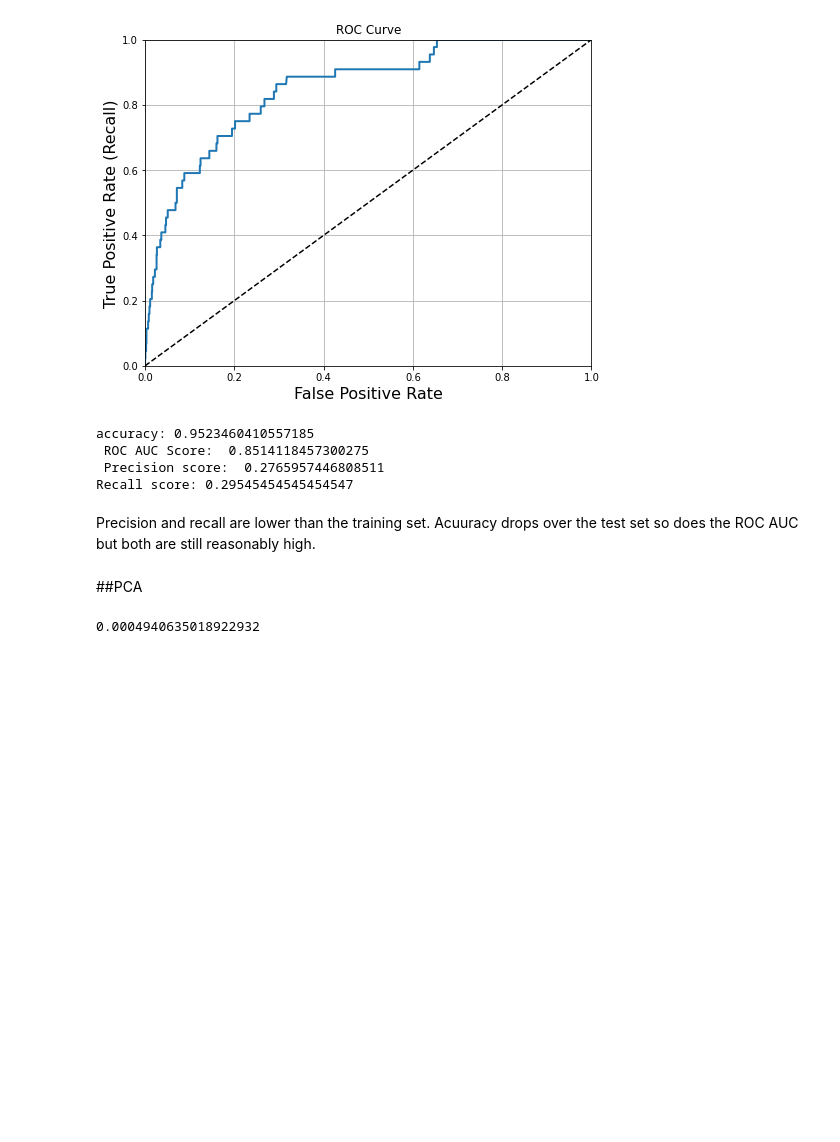
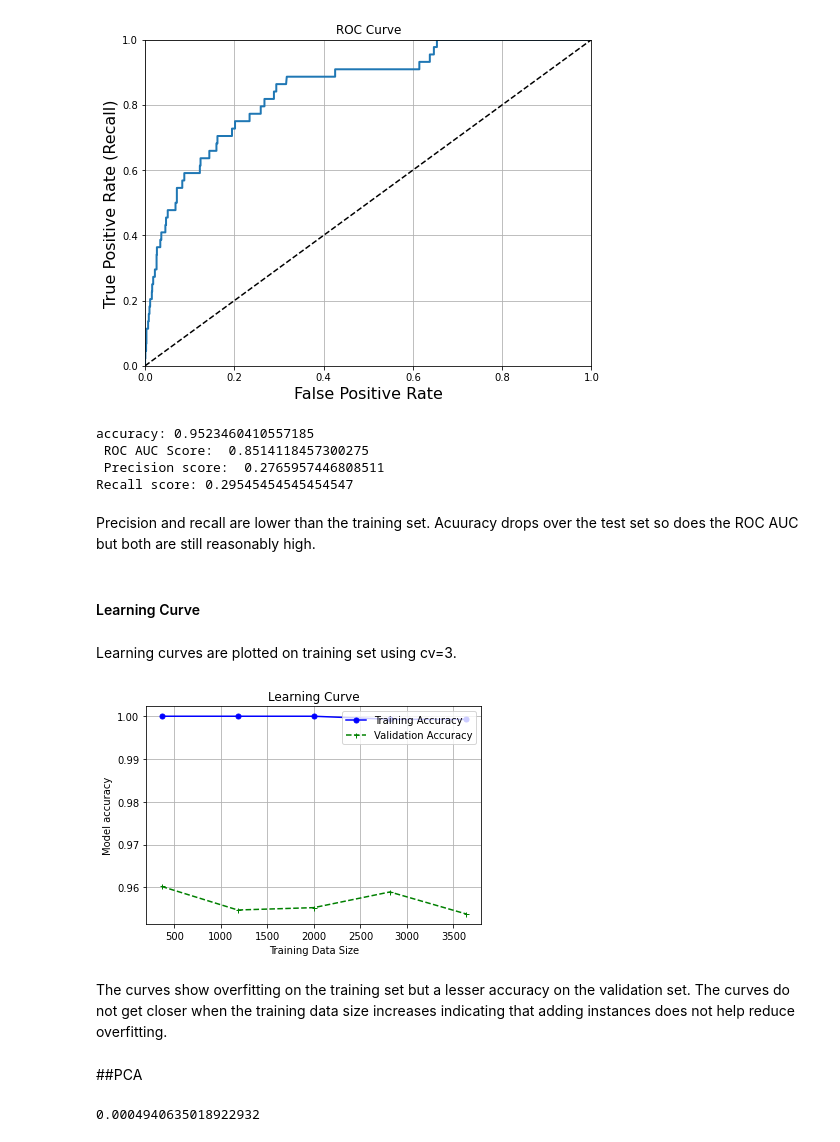
Before and after one commit to rtiwari6-stats/ML-Bankruptcy-Classifier, a Jupyter notebook: CFRM521_FinalProject.ipynb, the cells around one changed output. Drawn from its saved outputs; the diff is of its cells as text; code cells hidden in the pictures; blank space fills up the shorter version.

```diff
--- a/CFRM521_FinalProject.ipynb
+++ b/CFRM521_FinalProject.ipynb
@@ -231,6 +231,32 @@ def calculate_model_stats(estimator, X_data, y_data, model_name, training):
     df = pd.DataFrame([[accuracy, roc_auc, precision, recall]], columns=column_names, index=[model_name])
     test_stats_df = test_stats_df.append(df)
    # test_stats_df = test_stats_df.drop_duplicates()
+# %%
+from sklearn.model_selection import learning_curve
+
+def plot_learning_curve(estimator, X, y):
+  train_sizes, train_scores, test_scores, fit_times, _ = learning_curve(estimator,
+                                                                        X, y, cv=3,return_times=True)
+  #
+  # Calculate training and test mean and std
+  #
+  train_mean = np.mean(train_scores, axis=1)
+  train_std = np.std(train_scores, axis=1)
+  test_mean = np.mean(test_scores, axis=1)
+  test_std = np.std(test_scores, axis=1)
+  #
+  # Plot the learning curve
+  #
+  plt.plot(train_sizes, train_mean, color='blue', marker='o', markersize=5, label='Training Accuracy')
+  #plt.fill_between(train_sizes, train_mean + train_std, train_mean - train_std, alpha=0.15, color='blue')
+  plt.plot(train_sizes, test_mean, color='green', marker='+', markersize=5, linestyle='--', label='Validation Accuracy')
+  #plt.fill_between(train_sizes, test_mean + test_std, test_mean - test_std, alpha=0.15, color='green')
+  plt.title('Learning Curve')
+  plt.xlabel('Training Data Size')
+  plt.ylabel('Model accuracy')
+  plt.grid()
+  plt.legend(loc='upper right')
+  plt.show()
 # %% [markdown]
 ## Logistic Regression
 # %% [markdown]
@@ -315,0 +316,2 @@ plt.show()
+# %%
+plot_learning_curve(rnd_search_log_reg.best_estimator_, X,y)
@@ -368,6 +372,16 @@ accuracy: 0.9523460410557185
 Recall score: 0.29545454545454547
 # %% [markdown]
 Precision and recall are lower than the training set. Acuuracy drops over the test set so does the ROC AUC but both are still reasonably high.
+# %% [markdown]
+#### Learning Curve
+# %% [markdown]
+Learning curves are plotted on training set using cv=3.
+# %%
+plot_learning_curve(rnd_search_svm.best_estimator_, X,y)
+# %% [output]
+[figure, added]
+# %% [markdown]
+The curves show overfitting on the training set but a lesser accuracy on the validation set. The curves do not get closer when the training data size increases indicating that adding instances does not help reduce overfitting.
 # %% [markdown]
 ##PCA
 # %%
```
Also changed, not shown: parts of 6 cells of this notebook.
